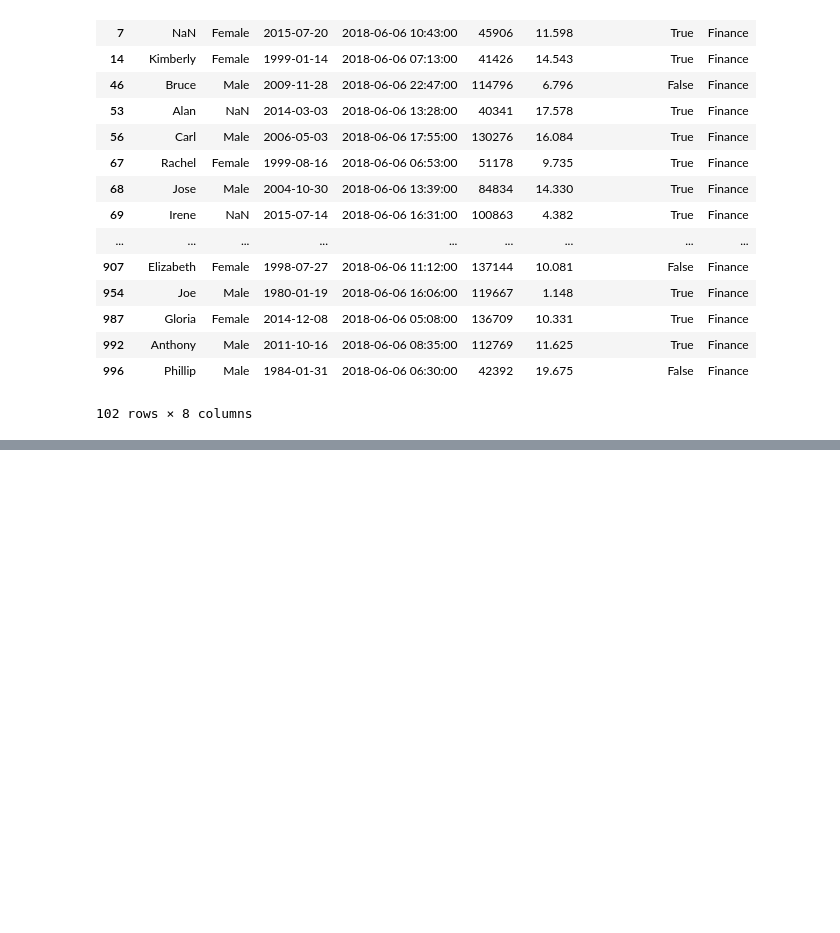
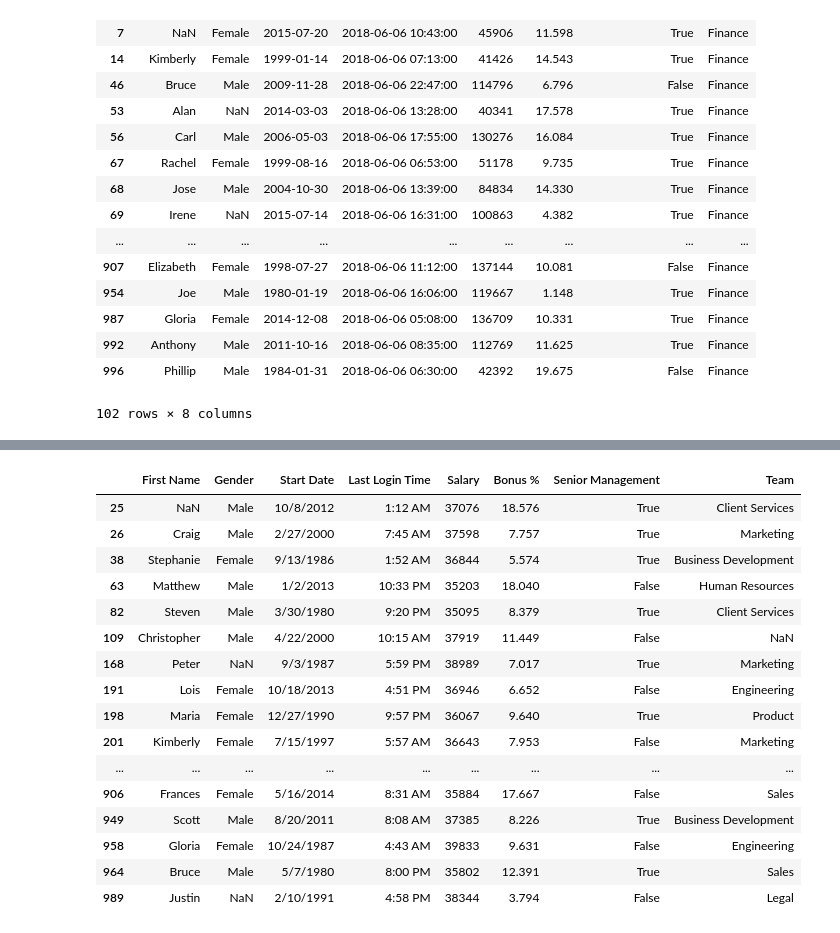
Before and after one commit to drymm/python-basics, a Jupyter notebook: pandas-df-2.ipynb, the cells around one changed output, grey strips where cells are left out. Saved outputs shown, nothing was run; the diff lists cells and outputs as text; code cells hidden in the pictures; blank space fills up the shorter version.

```diff
--- a/pandas-df-2.ipynb
+++ b/pandas-df-2.ipynb
@@ -167,0 +292,20 @@ emp[emp["Team"] == "Finance"]
+# %%
+emp[emp["Salary"] < 40000]
+# %% [output]
+|  | First Name | Gender | Start Date | Last Login Time | Salary | Bonus % | Senior Management | Team |
+| 25 | NaN | Male | 10/8/2012 | 1:12 AM | 37076 | 18.576 | True | Client Services |
+| 26 | Craig | Male | 2/27/2000 | 7:45 AM | 37598 | 7.757 | True | Marketing |
+| 38 | Stephanie | Female | 9/13/1986 | 1:52 AM | 36844 | 5.574 | True | Business Development |
+| 63 | Matthew | Male | 1/2/2013 | 10:33 PM | 35203 | 18.040 | False | Human Resources |
+| 82 | Steven | Male | 3/30/1980 | 9:20 PM | 35095 | 8.379 | True | Client Services |
+| 109 | Christopher | Male | 4/22/2000 | 10:15 AM | 37919 | 11.449 | False | NaN |
+| 168 | Peter | NaN | 9/3/1987 | 5:59 PM | 38989 | 7.017 | True | Marketing |
+| 191 | Lois | Female | 10/18/2013 | 4:51 PM | 36946 | 6.652 | False | Engineering |
+| 198 | Maria | Female | 12/27/1990 | 9:57 PM | 36067 | 9.640 | True | Product |
+| 201 | Kimberly | Female | 7/15/1997 | 5:57 AM | 36643 | 7.953 | False | Marketing |
+| ... | ... | ... | ... | ... | ... | ... | ... | ... |
+| 906 | Frances | Female | 5/16/2014 | 8:31 AM | 35884 | 17.667 | False | Sales |
+| 949 | Scott | Male | 8/20/2011 | 8:08 AM | 37385 | 8.226 | True | Business Development |
+| 958 | Gloria | Female | 10/24/1987 | 4:43 AM | 39833 | 9.631 | False | Engineering |
+| 964 | Bruce | Male | 5/7/1980 | 8:00 PM | 35802 | 12.391 | True | Sales |
+| 989 | Justin | NaN | 2/10/1991 | 4:58 PM | 38344 | 3.794 | False | Legal |
```
Also changed, not shown: parts of 28 cells of this notebook.
